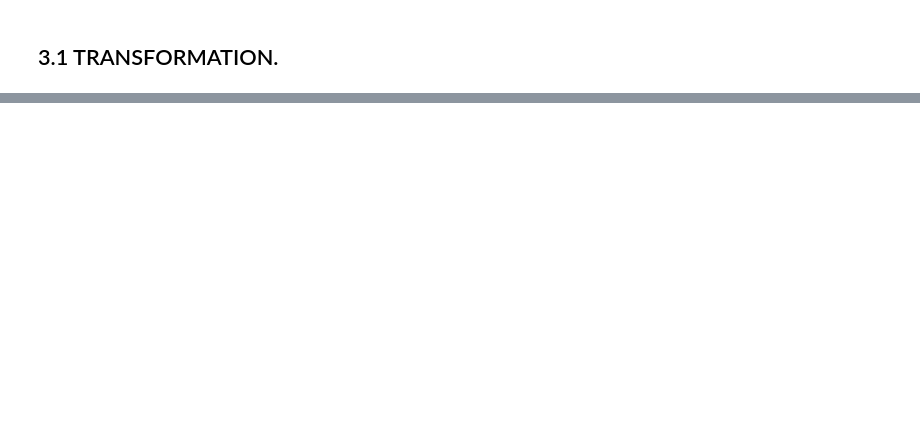
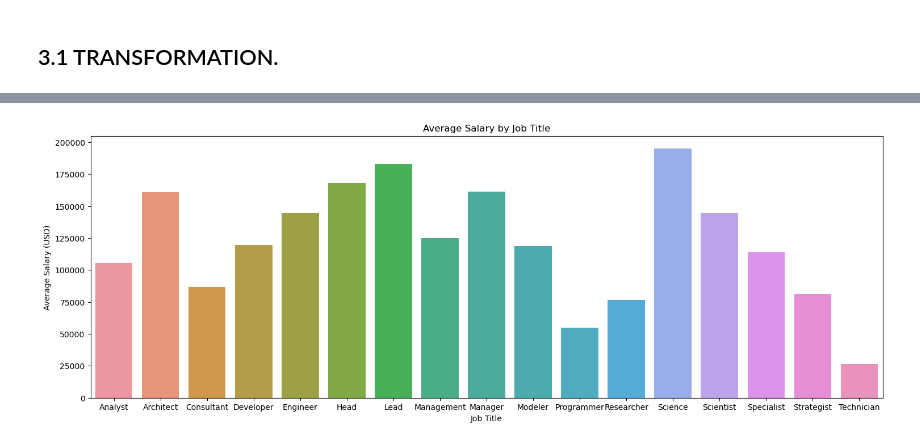
Before and after one commit to coderHelloWorld1/INFO5100_LabAssignments, a Jupyter notebook: LAB8/code.ipynb, the cells around one changed output, grey strips where cells are left out. Cells and saved outputs as stored; diff of their text form; code cells hidden in the pictures; blank space fills up the shorter version.

```diff
--- a/LAB8/code.ipynb
+++ b/LAB8/code.ipynb
@@ -224,0 +325,11 @@ for i in range (len(df)):
+# %%
+average_salaries = df.groupby('job_title')['salary_in_usd'].mean().reset_index()
+
+plt.figure(figsize=(18, 6))
+sns.barplot(x="job_title", y="salary_in_usd", data=average_salaries)
+plt.ylabel("Average Salary (USD)")
+plt.xlabel("Job Title")
+plt.title("Average Salary by Job Title")
+plt.show()
+# %% [output]
+[figure, added]
```
Also changed, not shown: parts of 18 cells of this notebook, 9 other files.
